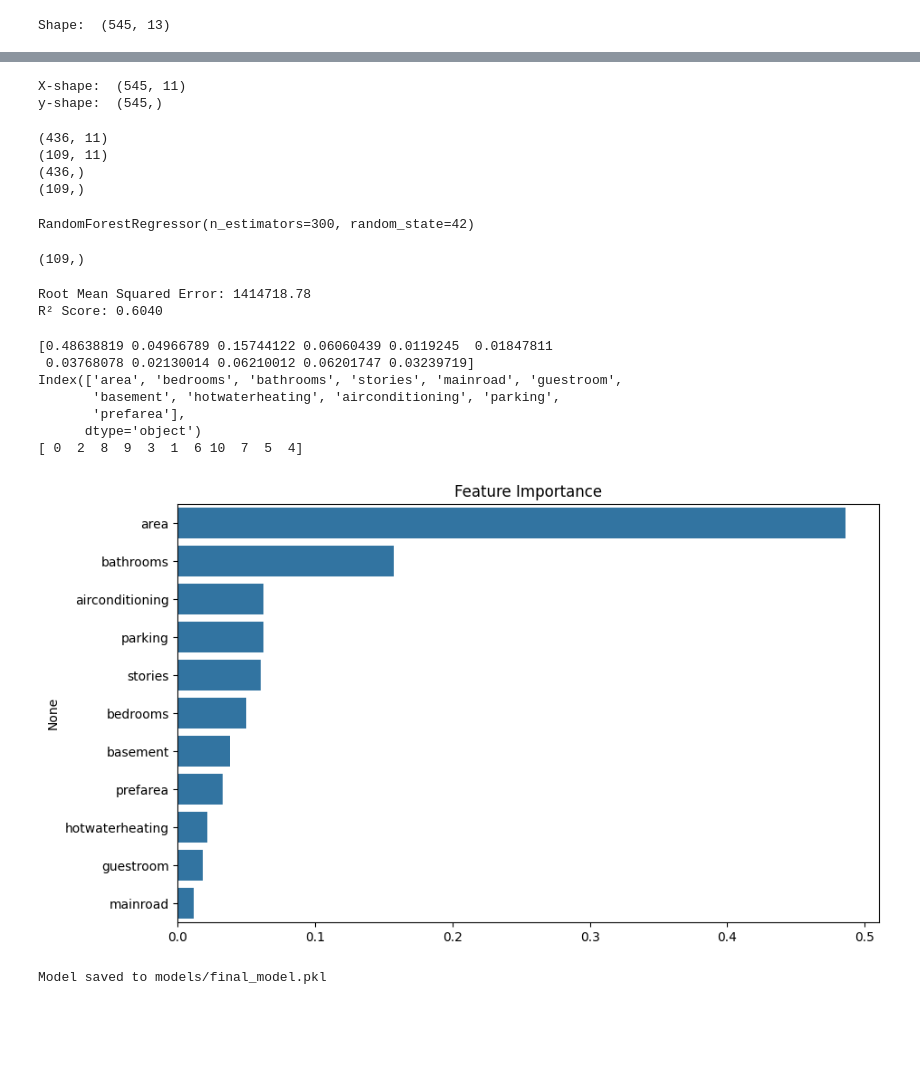
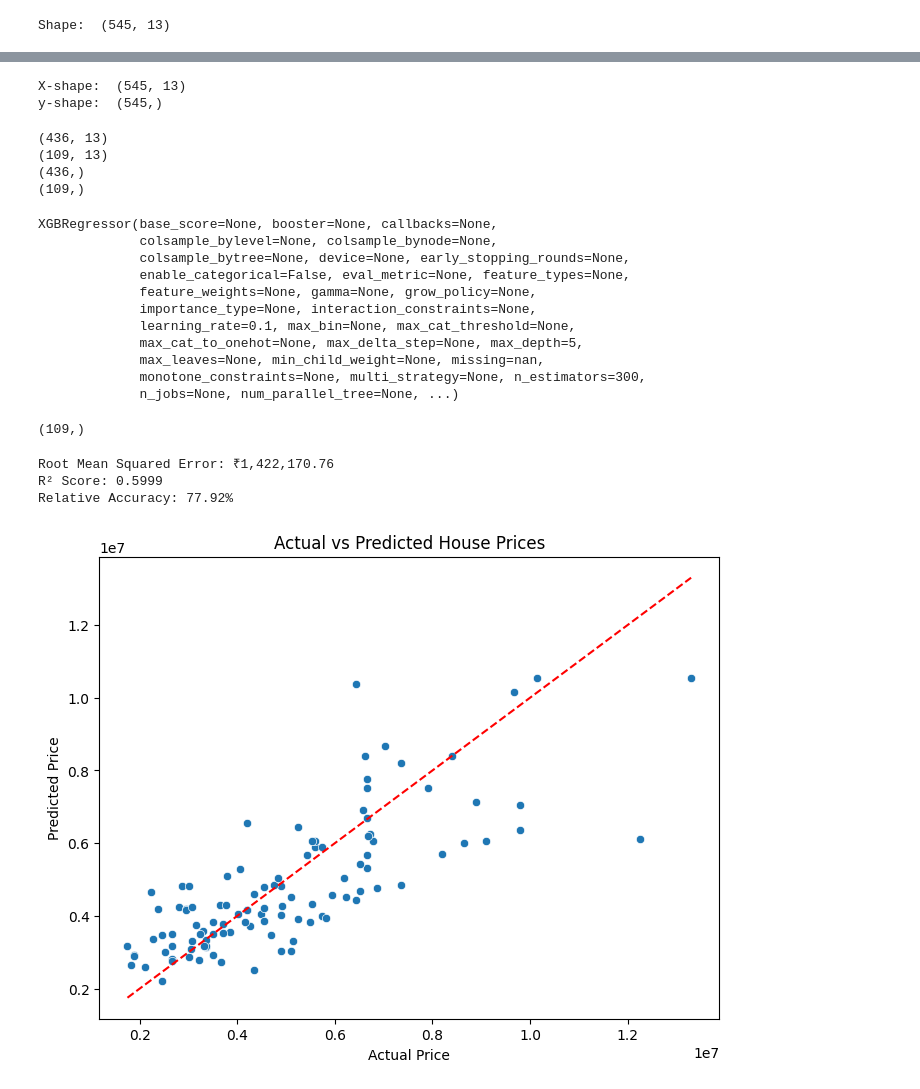
Before and after one commit to sarathir-dev/house-price-prediction-model, a Jupyter notebook: notebooks/Model-Training.ipynb, the cells around one changed output, grey strips where cells are left out. Drawn from its saved outputs; the diff is of its cells as text; code cells hidden in the pictures; blank space fills up the shorter version.

Commit message:
Switched model from RandomForestRegressor to XGBRegressor for improved performance

```diff
--- a/notebooks/Model-Training.ipynb
+++ b/notebooks/Model-Training.ipynb
@@ -27,12 +27,11 @@ print("Shape: ", df.shape)
 # %% [output]
 Shape:  (545, 13)
 # %%
-binary_cols = ['mainroad', 'guestroom', 'basement', 'hotwaterheating', 'airconditioning', 'prefarea','furnishingstatus']
+binary_cols = ['mainroad', 'guestroom', 'basement', 'hotwaterheating', 'airconditioning', 'prefarea']
 for col in binary_cols:
     df[col] = df[col].str.lower().map(
         {
             'yes': 1,
             'no': 0
-        }
-    )
-df = pd.get_dummies(df, columns=['furnishingstatus'], drop_first=True)
+            }
+        )
@@ -43,24 +58,36 @@ y = df['price']
 print("X-shape: ", X.shape)
 print("y-shape: ", y.shape)
 # %% [output]
-X-shape:  (545, 11)
+X-shape:  (545, 13)
 y-shape:  (545,)
 # %%
-X_train, X_test, y_train, y_test = train_test_split(X, y, test_size=0.2, random_state=42)
+X_train, X_test, y_train, y_test = train_test_split(
+    X, y, test_size=0.2, random_state=42
+)
 print(X_train.shape)
 print(X_test.shape)
 print(y_train.shape)
 print(y_test.shape)
 # %% [output]
-(436, 11)
-(109, 11)
+(436, 13)
+(109, 13)
 (436,)
 (109,)
 # %%
-model = RandomForestRegressor(n_estimators=300, random_state=42)
+model = XGBRegressor(n_estimators=300, learning_rate=0.1, max_depth=5, random_state=42)
 model.fit(X_train, y_train)
 # %% [output]
-RandomForestRegressor(n_estimators=300, random_state=42)
+XGBRegressor(base_score=None, booster=None, callbacks=None,
+             colsample_bylevel=None, colsample_bynode=None,
+             colsample_bytree=None, device=None, early_stopping_rounds=None,
+             enable_categorical=False, eval_metric=None, feature_types=None,
+             feature_weights=None, gamma=None, grow_policy=None,
+             importance_type=None, interaction_constraints=None,
+             learning_rate=0.1, max_bin=None, max_cat_threshold=None,
+             max_cat_to_onehot=None, max_delta_step=None, max_depth=5,
+             max_leaves=None, min_child_weight=None, missing=nan,
+             monotone_constraints=None, multi_strategy=None, n_estimators=300,
+             n_jobs=None, num_parallel_tree=None, ...)
 # %%
 y_pred = model.predict(X_test)
 print(y_pred.shape)
@@ -73,6 +101,8 @@ r2 = r2_score(y_test, y_pred)
 # %%
-print(f"Root Mean Squared Error: {rmse:.2f}")
+print(f"Root Mean Squared Error: ₹{rmse:,.2f}")
 print(f"R² Score: {r2:.4f}")
+print(f"Relative Accuracy: {accuracy:.2f}%")
 # %% [output]
-Root Mean Squared Error: 1414718.78
-R² Score: 0.6040
+Root Mean Squared Error: ₹1,422,170.76
+R² Score: 0.5999
+Relative Accuracy: 77.92%
@@ -83,24 +109,10 @@ sorted_idx = np.argsort(importances)[::-1]
-# %%
-print(importances)
-print(features)
-print(sorted_idx)
-# %% [output]
-[0.48638819 0.04966789 0.15744122 0.06060439 0.0119245  0.01847811
- 0.03768078 0.02130014 0.06210012 0.06201747 0.03239719]
-Index(['area', 'bedrooms', 'bathrooms', 'stories', 'mainroad', 'guestroom',
-       'basement', 'hotwaterheating', 'airconditioning', 'parking',
-       'prefarea'],
-      dtype='object')
-[ 0  2  8  9  3  1  6 10  7  5  4]
-# %%
-plt.figure(figsize=(10, 6))
-sns.barplot(x=importances[sorted_idx], y=features[sorted_idx])
-plt.title("Feature Importance")
-plt.show()
-# %% [output]
-[figure, removed]
-# %%
-joblib.dump(model, '../models/final_model.pkl')
-print("Model saved to models/final_model.pkl")
-# %% [output]
-Model saved to models/final_model.pkl
+# %%
+plt.figure(figsize=(8, 6))
+sns.scatterplot(x=y_test, y=y_pred)
+plt.plot([y.min(), y.max()], [y.min(), y.max()], color='red', linestyle='--')
+plt.xlabel("Actual Price")
+plt.ylabel("Predicted Price")
+plt.title("Actual vs Predicted House Prices")
+plt.show()
+# %% [output]
+[figure, added]
```
Also changed, not shown: parts of 9 cells of this notebook, 1 other file.
